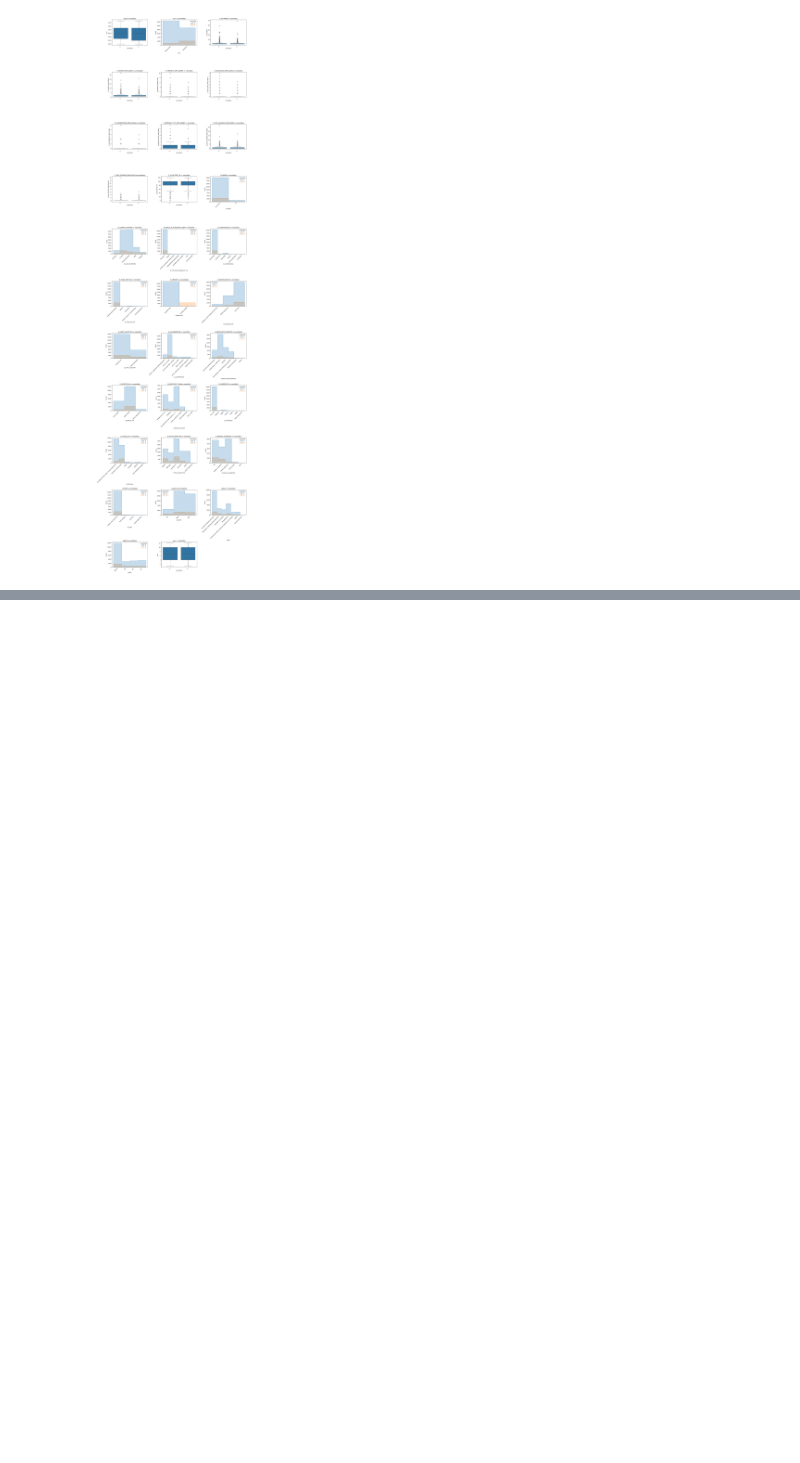
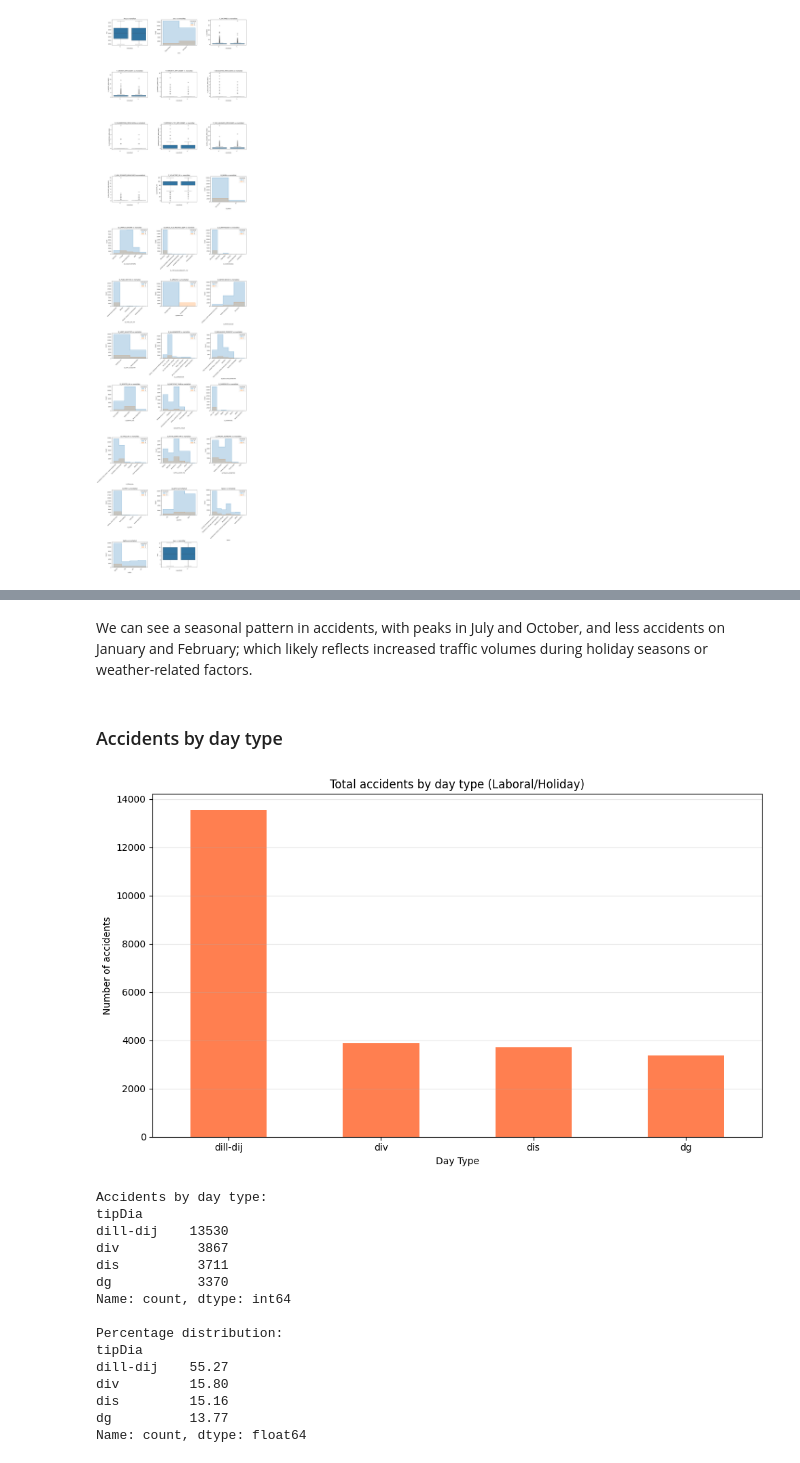
Before and after one commit to uripont/catalan-traffic-accident-analysis, a Jupyter notebook: notebooks/01_exploratory_analysis.ipynb, the cells around one changed output, grey strips where cells are left out. Saved outputs shown, nothing was run; the diff lists cells and outputs as text; code cells hidden in the pictures; blank space fills up the shorter version.

```diff
--- a/notebooks/01_exploratory_analysis.ipynb
+++ b/notebooks/01_exploratory_analysis.ipynb
@@ -311,0 +496,37 @@ Average per year: 220.9
+# %% [markdown]
+We can see a seasonal pattern in accidents, with peaks in July and October, and less accidents on January and February; which likely reflects increased traffic volumes during holiday seasons or weather-related factors.
+# %% [markdown]
+### Accidents by day type
+# %%
+acc_by_day_type = df['tipDia'].value_counts()
+
+fig, ax = plt.subplots(figsize=(10, 6))
+acc_by_day_type.plot(kind='bar', ax=ax, color='coral')
+ax.set_title('Total accidents by day type (Laboral/Holiday)')
+ax.set_xlabel('Day Type')
+ax.set_ylabel('Number of accidents')
+ax.set_xticklabels(ax.get_xticklabels(), rotation=0)
+ax.grid(axis='y', alpha=0.3)
+plt.tight_layout()
+plt.show()
+
+print(f"Accidents by day type:\n{acc_by_day_type}")
+print(f"\nPercentage distribution:")
+print((acc_by_day_type / acc_by_day_type.sum() * 100).round(2))
+# %% [output]
+[figure, added]
+Accidents by day type:
+tipDia
+dill-dij    13530
+div          3867
+dis          3711
+dg           3370
+Name: count, dtype: int64
+
+Percentage distribution:
+tipDia
+dill-dij    55.27
+div         15.80
+dis         15.16
+dg          13.77
+Name: count, dtype: float64
```
Also changed, not shown: parts of 63 cells of this notebook.
